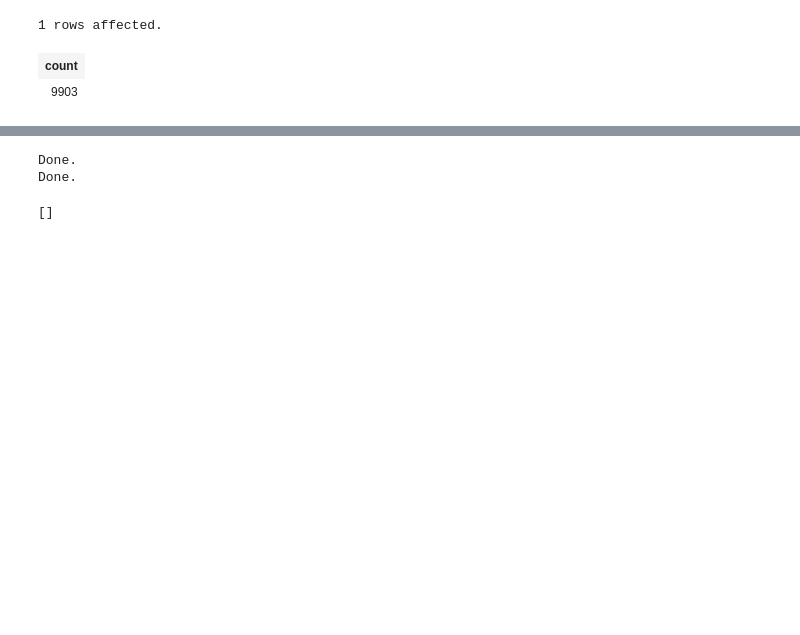
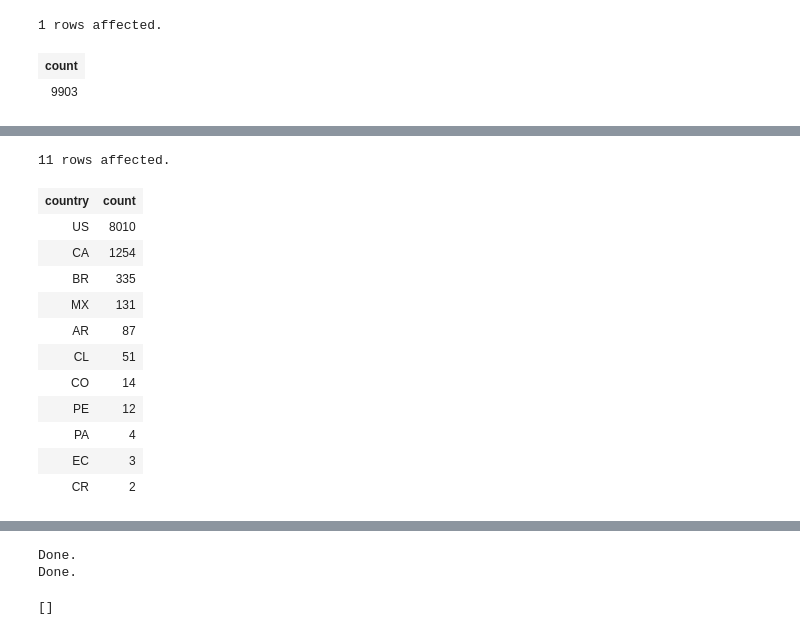
Before and after one commit to bosea3000/DMA_ProbSet, a Jupyter notebook: Problem-2.ipynb, the cells around one changed output, grey strips where cells are left out. Cells and saved outputs as stored; diff of their text form; code cells hidden in the pictures; blank space fills up the shorter version.

```diff
--- a/Problem-2.ipynb
+++ b/Problem-2.ipynb
@@ -116,0 +163,20 @@ SELECT COUNT(DISTINCT(ACCT_ID)) from account
+# %%
+%%sql
+SELECT COUNTRY_CODE as Country, COUNT(COUNTRY_CODE) as Count
+FROM account
+GROUP BY Country
+ORDER BY count DESC;
+# %% [output]
+11 rows affected.
+| country | count |
+| US | 8010 |
+| CA | 1254 |
+| BR | 335 |
+| MX | 131 |
+| AR | 87 |
+| CL | 51 |
+| CO | 14 |
+| PE | 12 |
+| PA | 4 |
+| EC | 3 |
+| CR | 2 |
```
Also changed, not shown: parts of 43 cells of this notebook, 1 other file.
